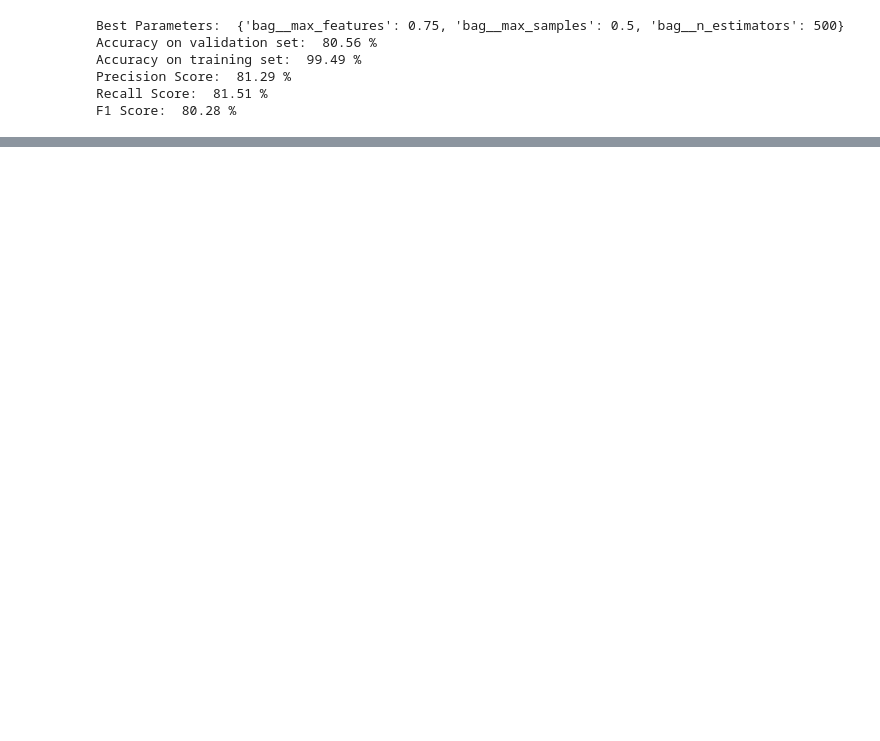
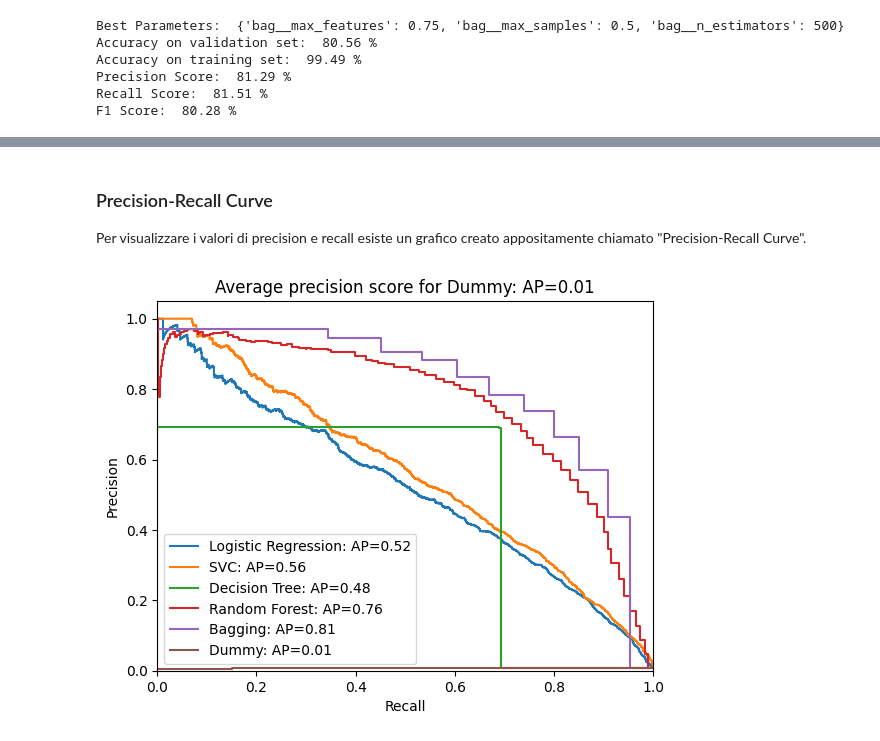
Before and after one commit to ThePaglia/Beer-Recommendator, a Jupyter notebook: BeerWizard.ipynb, the cells around one changed output, grey strips where cells are left out. Cells and saved outputs as stored; diff of their text form; code cells hidden in the pictures; blank space fills up the shorter version.

```diff
--- a/BeerWizard.ipynb
+++ b/BeerWizard.ipynb
@@ -613,0 +728,45 @@ F1 Score:  80.28 %
+# %% [markdown]
+### Precision-Recall Curve
+Per visualizzare i valori di precision e recall esiste un grafico creato appositamente chiamato "Precision-Recall Curve".
+# %%
+from sklearn.preprocessing import label_binarize
+from sklearn.metrics import precision_recall_curve, average_precision_score
+import matplotlib.pyplot as plt
+
+# Binarizza le etichette
+y_bin = label_binarize(y_val, classes=np.unique(y_val))
+n_classes = y_bin.shape[1]
+plt.figure()
+
+for model_name, model_info in models.items():
+    if (model_name == "Perceptron"): # Perceptron non supporta predict_proba()
+        continue
+
+    # Addestra il modello e ottieni le probabilità delle previsioni
+    model_info["Model"].fit(X_train, y_train)
+    y_score = model_info["Model"].predict_proba(X_val)
+
+    # Calcola la curva Precision-Recall per ogni classe
+    precision = dict()
+    recall = dict()
+    average_precision = dict()
+    for i in range(n_classes):
+        precision[i], recall[i], _ = precision_recall_curve(y_bin[:, i], y_score[:, i])
+        average_precision[i] = average_precision_score(y_bin[:, i], y_score[:, i])
+
+    # Calcola la media delle curve Precision-Recall
+    precision["micro"], recall["micro"], _ = precision_recall_curve(y_bin.ravel(), y_score.ravel())
+    average_precision["micro"] = average_precision_score(y_bin, y_score, average="micro")
+
+    # Visualizza la curva Precision-Recall
+    plt.step(recall['micro'], precision['micro'], where='post', label='{}: AP={:0.2f}'.format(model_name, average_precision["micro"]))
+
+plt.xlabel('Recall')
+plt.ylabel('Precision')
+plt.ylim([0.0, 1.05])
+plt.xlim([0.0, 1.0])
+plt.title('Average precision score for {}: AP={:0.2f}'.format(model_name, average_precision["micro"]))
+plt.legend()
+plt.show()
+# %% [output]
+[figure, added]
```
Also changed, not shown: parts of 30 cells of this notebook.
